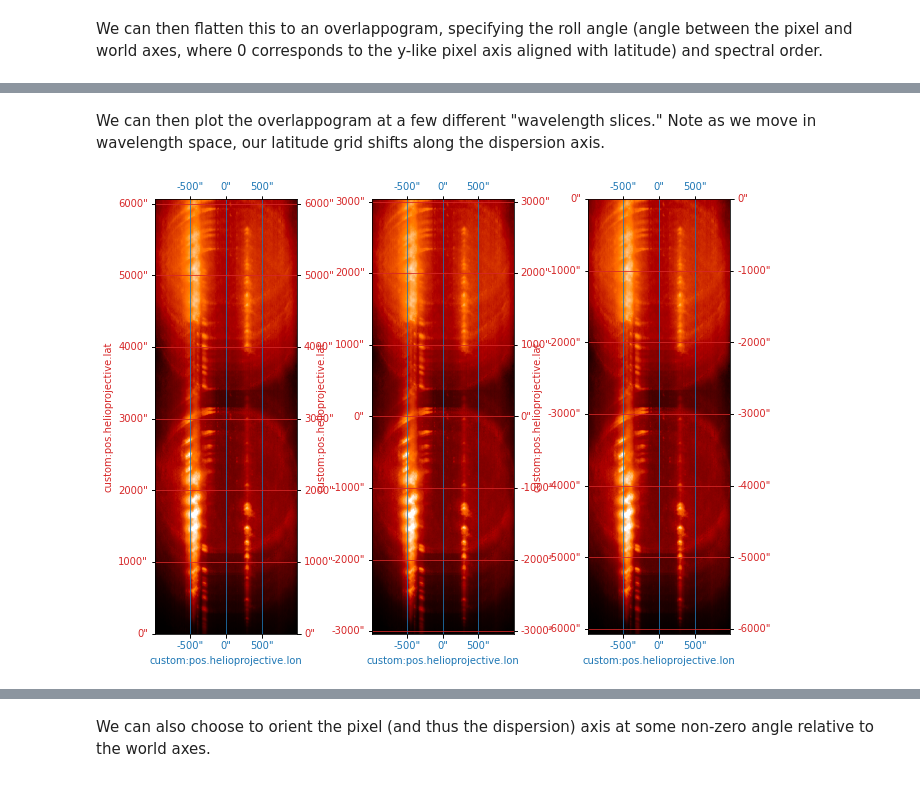
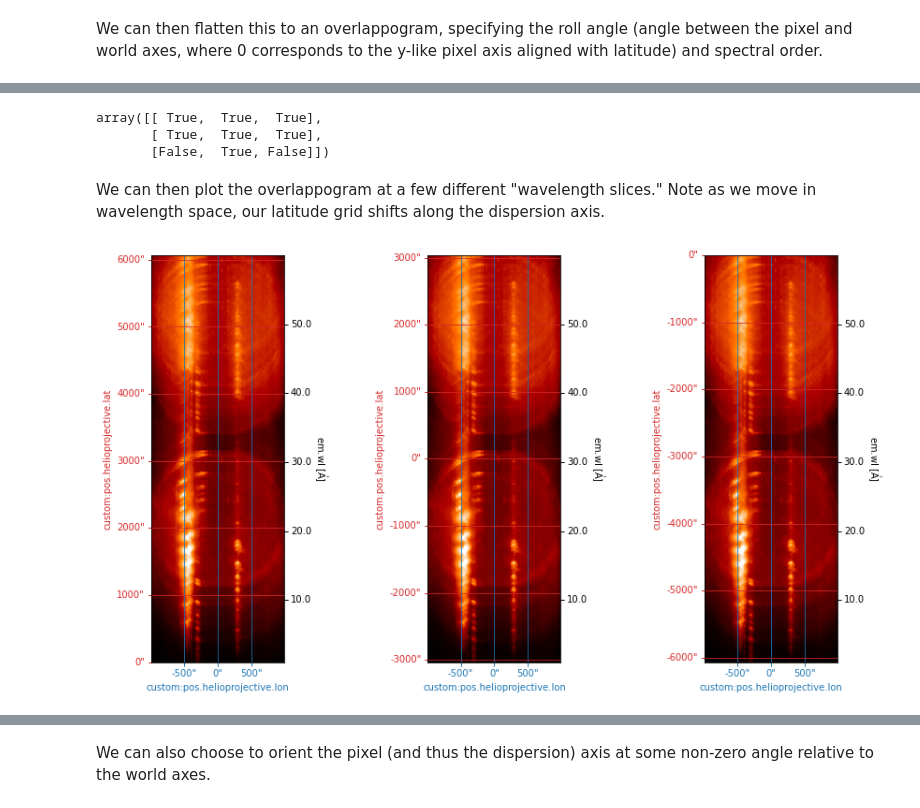
Before and after one commit to wtbarnes/moxsi-science-planning, a Jupyter notebook: notebooks/overlappogram-wcs-demo.ipynb, the cells around one changed output, grey strips where cells are left out. Saved outputs shown, nothing was run; the diff lists cells and outputs as text; code cells hidden in the pictures.

```diff
--- a/notebooks/overlappogram-wcs-demo.ipynb
+++ b/notebooks/overlappogram-wcs-demo.ipynb
@@ -14,24 +18,3 @@ from util import make_moxsi_ndcube, construct_overlappogram
-# %%
-def color_lat_lon_axes(ax, lon_color='C0', lat_color='C3',
-                       lat_tick_ops=None,
-                       lon_tick_ops=None):
-    lon,lat = ax.coords
-    # Ticks-lon
-    lon.set_ticklabel_position('all')
-    lon.set_axislabel(ax.get_xlabel(),color=lon_color)
-    lon.set_ticklabel(color=lon_color)
-    if lon_tick_ops is not None:
-        lon.set_ticks(**lon_tick_ops)
-    # Ticks-lat
-    lat.set_ticklabel_position('all')
-    lat.set_axislabel(ax.get_ylabel(),color=lat_color)
-    lat.set_ticklabel(color=lat_color)
-    if lat_tick_ops is not None:
-        lat.set_ticks(**lat_tick_ops)
-    # Grid
-    lon.grid(color=lon_color,grid_type='contours')
-    lat.grid(color=lat_color,grid_type='contours')
-    return lon,lat
 # %%
 norm=ImageNormalize(vmin=0,vmax=1e2,stretch=LogStretch())
 cmap='hinodexrt'
@@ -76,5 +59,6 @@ We can then flatten this to an overlappogram, specifying the roll angle (angle b
 # %%
 observer = get_earth()
 # %%
-moxsi_overlap = construct_overlappogram(moxsi_cube, angle=0*u.deg, observer=observer, order=1)
+moxsi_overlap = construct_overlappogram(moxsi_cube, angle=0*u.deg, observer=observer, order=1,
+                                        correlate_p12_with_wave=False)
 # %% [output]
@@ -83,11 +66,19 @@ WARNING: FITSFixedWarning: 'datfix' made the change 'Set MJD-OBS to 59641.917173
+# %%
+moxsi_overlap.wcs.axis_correlation_matrix
+# %% [output]
+array([[ True,  True,  True],
+       [ True,  True,  True],
+       [False,  True, False]])
 # %% [markdown]
 We can then plot the overlappogram at a few different "wavelength slices." Note as we move in wavelength space, our latitude grid shifts along the dispersion axis.
 # %%
-fig = plt.figure(figsize=(11,8))
+fig = plt.figure(figsize=(15,8))
 wvl_indices = [0,1073//2,1072]
 for i,iw in enumerate(wvl_indices):
     ax = fig.add_subplot(1,len(wvl_indices),i+1, projection=moxsi_overlap[iw].wcs)
     moxsi_overlap[iw].plot(axes=ax,**plot_props)
     _ = color_lat_lon_axes(ax,lat_tick_ops={'spacing':1000*u.arcsec})
+    ax.coords[2].set_format_unit(u.angstrom)
+    ax.coords[2].set_major_formatter('x.x')
 # %% [output]
-[figure, old version]
+[figure, new version]
```
Also changed, not shown: parts of 15 cells of this notebook.
